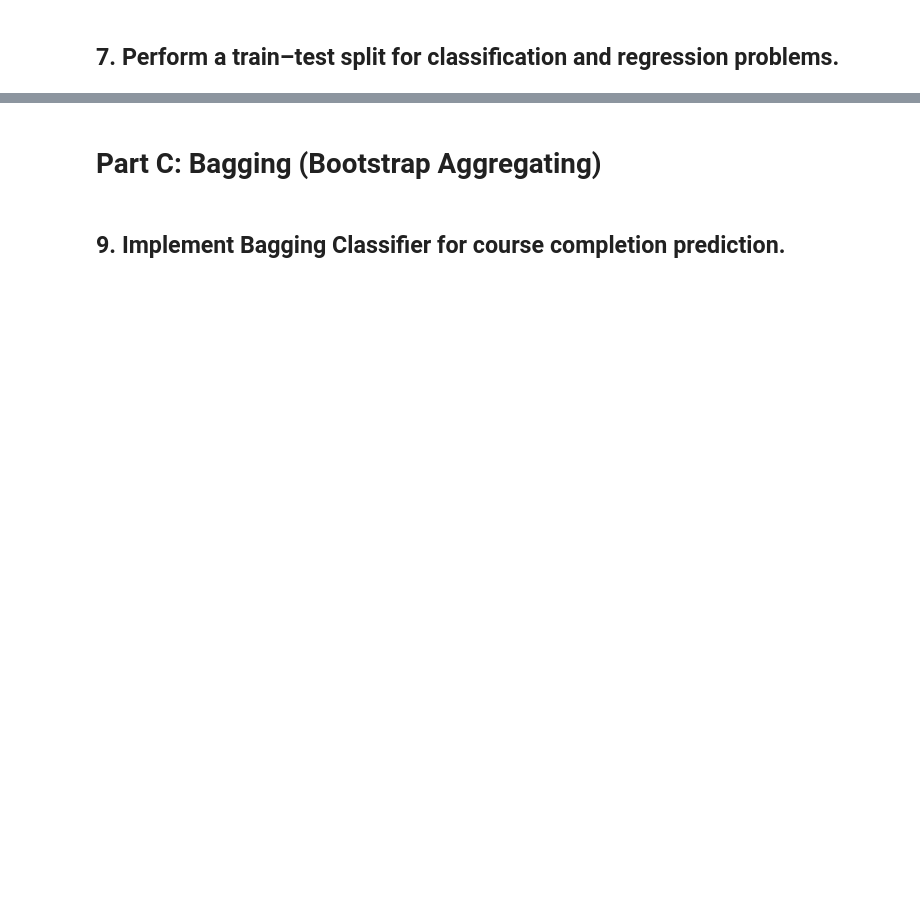
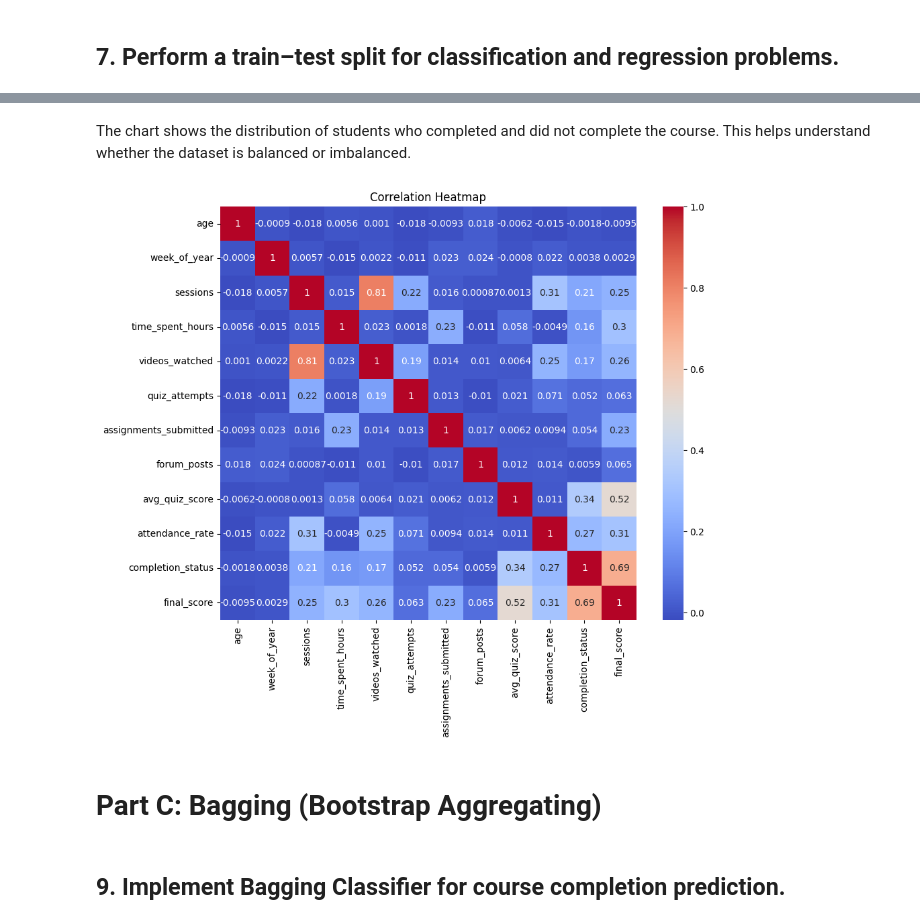
Before and after one commit to krisha12345819/Supervised-Learning---Smart-Outcome-Predictor, a Jupyter notebook: Smart_Outcome_Predictor.ipynb, the cells around one changed output, grey strips where cells are left out. Cells and saved outputs as stored; diff of their text form; code cells hidden in the pictures; blank space fills up the shorter version.

```diff
--- a/Smart_Outcome_Predictor.ipynb
+++ b/Smart_Outcome_Predictor.ipynb
@@ -167,3 +335,22 @@ Regression Test Shape : (1040, 16)
+# %% [markdown]
+The chart shows the distribution of students who completed and did not complete the course. This helps understand whether the dataset is balanced or imbalanced.
+# %%
+import matplotlib.pyplot as plt
+import seaborn as sns
+
+plt.figure(figsize=(10,8))
+
+sns.heatmap(
+    df.select_dtypes(include="number").corr(),
+    annot=True,
+    cmap="coolwarm"
+)
+
+plt.title("Correlation Heatmap")
+
+plt.show()
+# %% [output]
+[figure, added]
 # %% [markdown]
 # Part C: Bagging (Bootstrap Aggregating)
 # %% [markdown]
```
Also changed, not shown: parts of 107 cells of this notebook.
